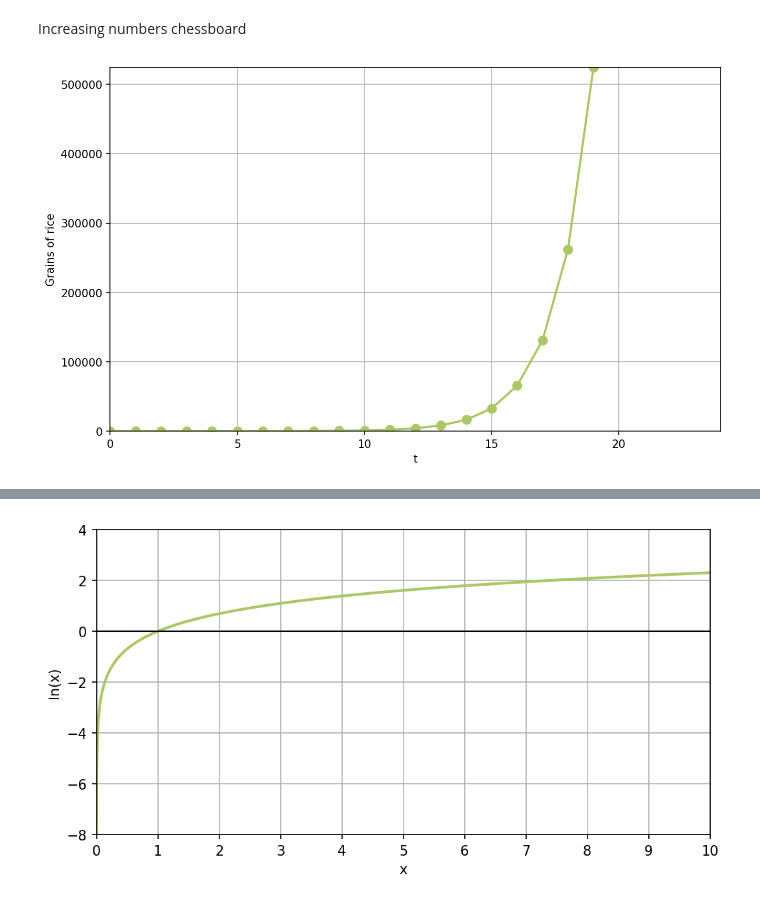
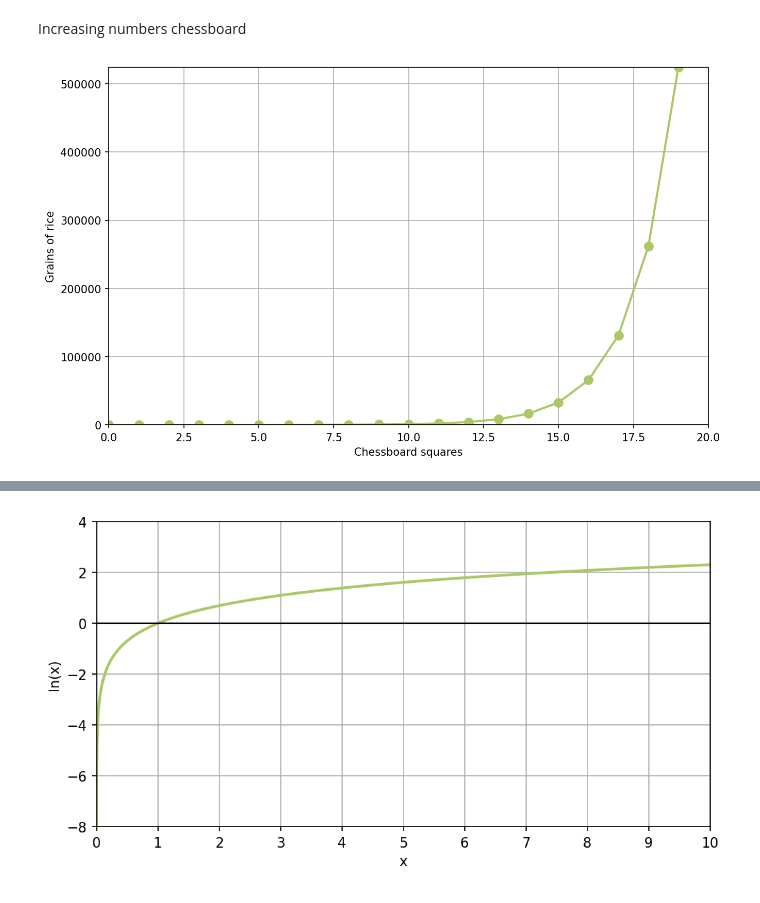
Before and after one commit to Bea-Taylor/CASA007_lectures, a Jupyter notebook: L2_graphics.ipynb, the cells around one changed output, grey strips where cells are left out. Saved outputs shown, nothing was run; the diff lists cells and outputs as text; code cells hidden in the pictures.

```diff
--- a/L2_graphics.ipynb
+++ b/L2_graphics.ipynb
@@ -148,3 +148,12 @@ anscombe = {
         "y": [6.58, 5.76, 7.71, 8.84, 8.47, 7.04, 5.25, 12.50, 5.56, 7.91, 6.89],
     },
 }
+# %%
+# save anscombes quartet as a single CSV file
+all_data = []
+for key, data in anscombe.items():
+    df = pd.DataFrame(data)
+    df["dataset"] = key
+    all_data.append(df)
+all_df = pd.concat(all_data, ignore_index=True)
+all_df.to_csv("L2_data/anscombe_quartet.csv", index=False)
@@ -340,0 +396,25 @@ plt.show()
+# %%
+# plot a poisson distribution for lambda=3, 5, 8
+from scipy.stats import poisson
+lambda1 = 2
+lambda2 = 4
+lambda3 = 8
+x = np.arange(0, 24)
+y1 = poisson.pmf(x, lambda1)
+y2 = poisson.pmf(x, lambda2)
+y3 = poisson.pmf(x, lambda3)
+plt.figure(figsize=(8, 4), dpi=150)
+plt.scatter(x, y1, color="#abc766", alpha=0.8, label="λ=2")
+plt.scatter(x, y2, color="#e16fca", alpha=0.8, label="λ=4")
+plt.scatter(x, y3, color="#f9dd73", alpha=0.8, label="λ=8")
+plt.title('Poisson Distribution')
+plt.xlabel('Number of events')
+plt.ylabel('Probability')
+plt.grid(axis='y', alpha=0.75)
+# have x labels as integers only
+plt.xticks(x)
+plt.legend()
+plt.xlim(-0.5, 20)
+plt.ylim(0, 0.3)
+plt.savefig("L2_images/poisson_distribution.png", dpi=300, bbox_inches='tight', transparent=True)
+plt.show()
@@ -555,33 +637,33 @@ num_points = 20  # number of points to show
 t_points = np.arange(0, doubling_days * num_points, doubling_days)
 N_points = N0 * 2**(t_points // doubling_days)
 
 # Set up figure
 fig, ax = plt.subplots(figsize=(10, 6), dpi=150)
 line, = ax.plot([], [], 'o-', color="#abc766", linewidth=2, markersize=8)
-ax.set_xlim(0, t_points[-1] + 5)
+ax.set_xlim(0, t_points[-1]+1)
 ax.set_ylim(0, N_points[-1])
-ax.set_xlabel("t")
+ax.set_xlabel("Chessboard squares")
 ax.set_ylabel("Grains of rice")
 # ax.set_title("")
 ax.grid(True)
 
 # Animation update function
 def update(frame):
     # Show points up to current frame
     x_data = t_points[:frame + 1]
     y_data = N_points[:frame + 1]
     line.set_data(x_data, y_data)
     return line,
 
 fig.patch.set_alpha(0)       # figure background
 ax.set_facecolor("none")     # axes background
 
 # Create animation
 ani = FuncAnimation(fig, update, frames=len(t_points), interval=500, blit=True, repeat=True)
 
 # To save as GIF
 ani.save("L2_images/discrete_exponential_chess.gif", writer="pillow", savefig_kwargs={"transparent": True})
 
 plt.show()
 # %% [output]
-[figure, old version]
+[figure, new version]
```
Also changed, not shown: parts of 10 cells of this notebook, 53 other files.
